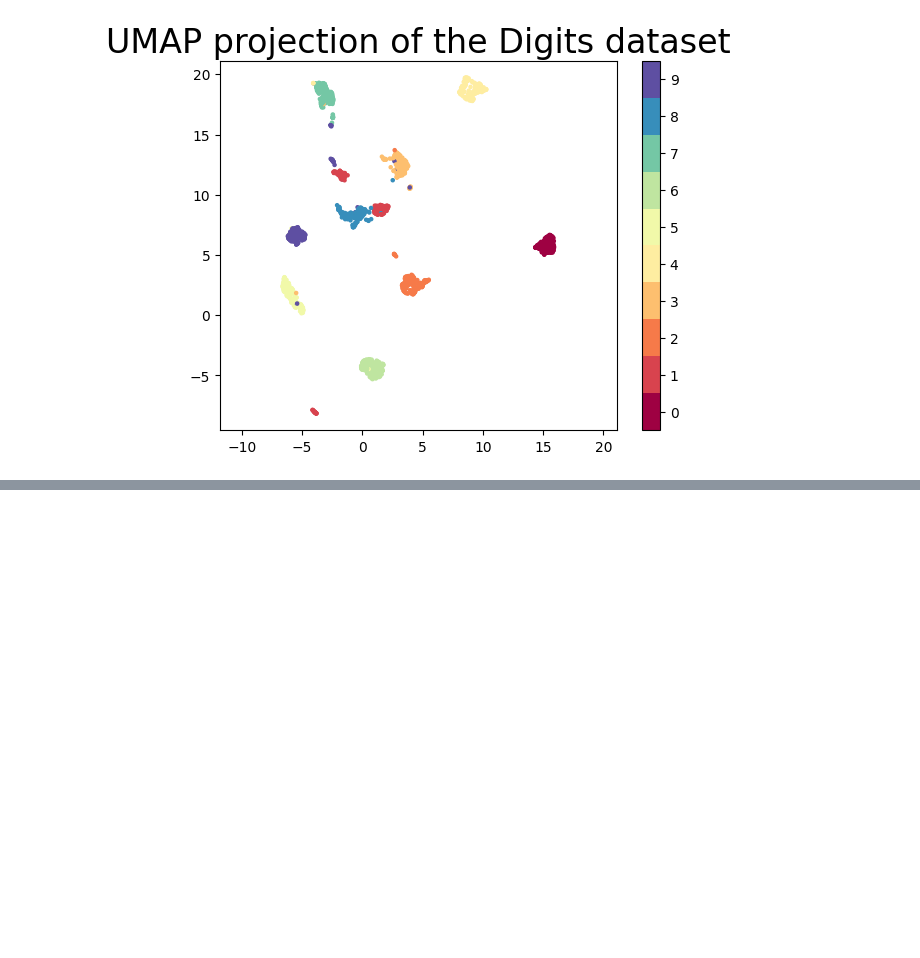
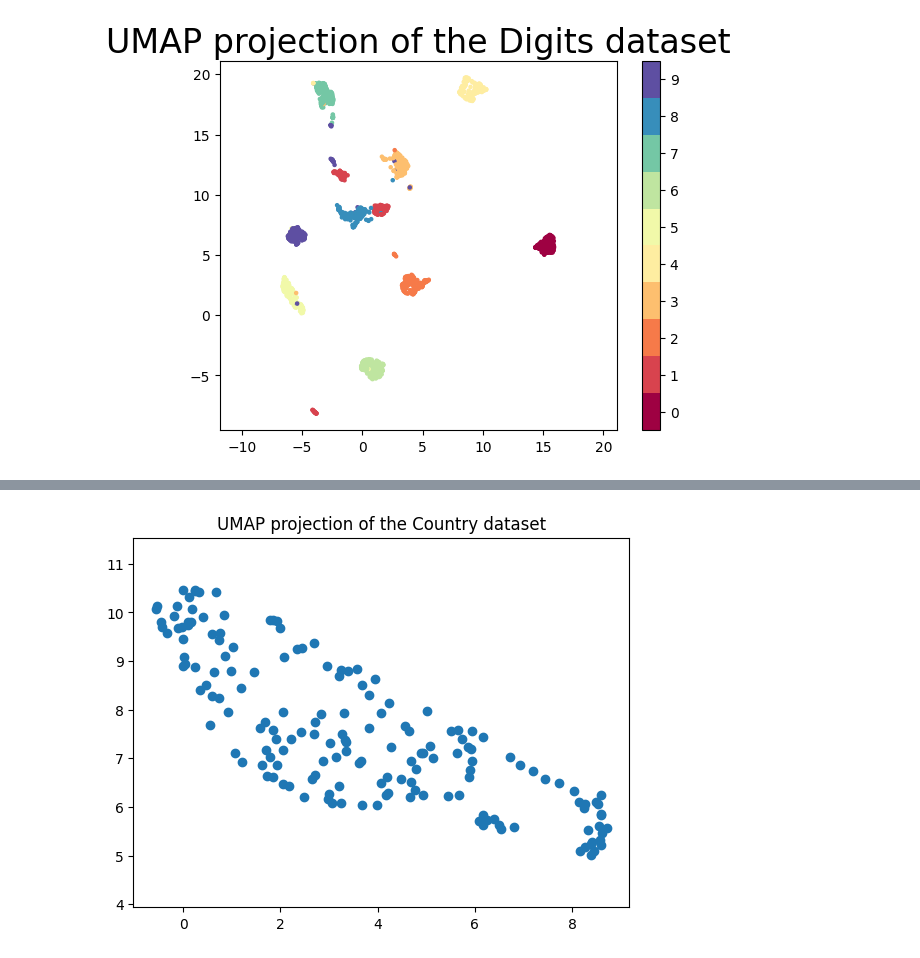
Before and after one commit to paquitopg/umap-clustering, a Jupyter notebook: umap_library_integration.ipynb, the cells around one changed output, grey strips where cells are left out. Cells and saved outputs as stored; diff of their text form; code cells hidden in the pictures; blank space fills up the shorter version.

Commit message:
test country data with umap library

```diff
--- a/umap_library_integration.ipynb
+++ b/umap_library_integration.ipynb
@@ -29,0 +32,6 @@ plt.title('UMAP projection of the Digits dataset', fontsize=24);
+# %%
+import pandas as pd
+from sklearn.preprocessing import StandardScaler
+
+country_data = pd.read_csv('data/country_data/Country-data.csv', sep=',', header=0)
+display(country_data)
@@ -29,0 +52,16 @@ plt.title('UMAP projection of the Digits dataset', fontsize=24);
+# %%
+numerical_data = country_data.drop(columns=['country']).values
+scaled_numerical_data = StandardScaler().fit_transform(numerical_data)
+# %%
+reducer = umap.UMAP(random_state=42)
+
+# embedding = reducer.fit_transform(numerical_data)
+embedding = reducer.fit_transform(scaled_numerical_data)
+# %%
+plt.scatter(
+    embedding[:, 0],
+    embedding[:, 1])
+plt.gca().set_aspect('equal', 'datalim')
+plt.title('UMAP projection of the Country dataset');
+# %% [output]
+[figure, added]
```
Also changed, not shown: parts of 2 cells of this notebook.
